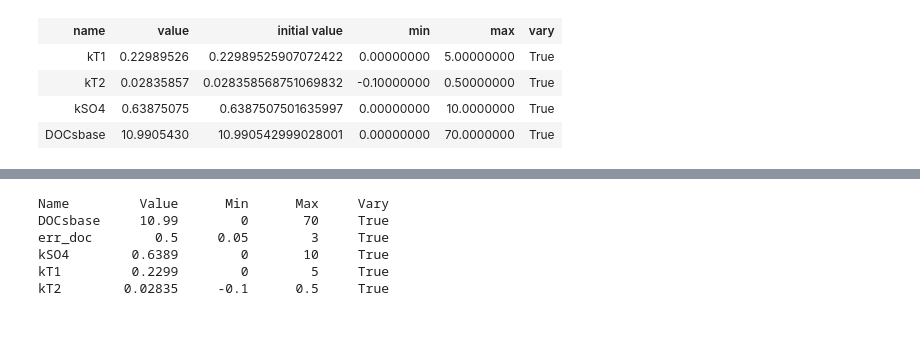
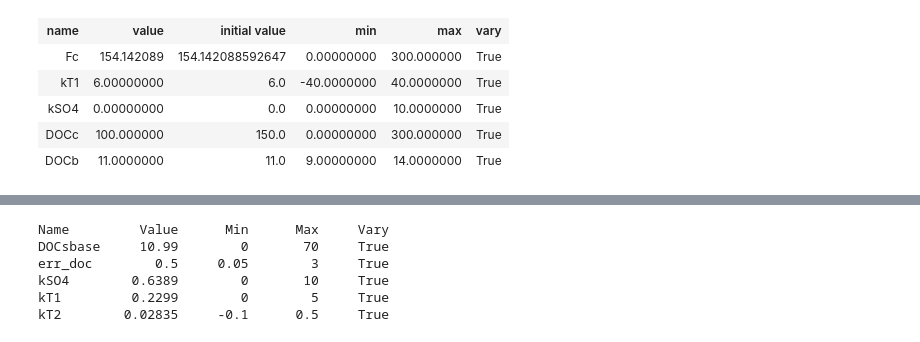
Before and after one commit to NIVANorge/Mobius, a Jupyter notebook: PythonWrapper/SimplyC/SimplyC_calibration.ipynb, the cells around one changed output, grey strips where cells are left out. Cells and saved outputs as stored; diff of their text form; code cells hidden in the pictures.

```diff
--- a/PythonWrapper/SimplyC/SimplyC_calibration.ipynb
+++ b/PythonWrapper/SimplyC/SimplyC_calibration.ipynb
@@ -25,7 +25,7 @@ calib_fpath = (r"..\mobius_calib_uncert_lmfit.py")
 cu = imp.load_source('mobius_calib_uncert_lmfit', calib_fpath)
 # %%
 # Load dataset
-dataset = wr.DataSet.setup_from_parameter_and_input_files('structure3_auto.dat',
+dataset = wr.DataSet.setup_from_parameter_and_input_files('testparams.dat',
                                                           '../../Applications/SimplyC/Langtjern/langtjerninputs.dat')
 # %%
 # List of simulated and observed variables to investigate for Morsa
@@ -72,7 +72,8 @@ Number of observations: 1067
 # Get params to be calibrated
 vars = [
     #18, 19, 20, 22, 23
-    16, 17, 18, 20
+    #16, 17, 18, 20
+    5, 16, 17, 18, 19,
 ]
 
 calib_df = param_df.loc[vars].reset_index(drop=True)
@@ -93,25 +95,32 @@ calib_df['short_name'] = [
     #'Ts',
     #'sdst',
     #'stc',
+    'Fc',
     'kT1',
-    'kT2',
+    #'kT2',
     'kSO4',
     #'DOCmelt',
     #'cEq',
-    'DOCsbase',
+    'DOCc',
+    'DOCb'
 ]
 # %%
 # Convert to LMFit parameter object
 params = cu.parameter_df_to_lmfit(calib_df)
 
 
-params['kT1'].min = 0.0
-params['kT1'].max = 5.0
-params['kT2'].min = -0.1
-params['kT2'].max = 0.5
+params['kT1'].min = -40.0
+params['kT1'].max = 40.0
+#params['kT2'].min = -0.1
+#params['kT2'].max = 0.5
 
 params['kSO4'].min = 0.0
 params['kSO4'].max = 10.0
+
+params['Fc'].max = 300.0
+params['DOCc'].max = 300.0
+params['DOCb'].min = 9.0
+params['DOCb'].max = 14.0
 
 #params['cEq'].min = 1.0
 #params['cEq'].max = 1000.0
@@ -134,8 +145,9 @@ params
 | name | value | initial value | min | max | vary |
-| kT1 | 0.22989526 | 0.22989525907072422 | 0.00000000 | 5.00000000 | True |
-| kT2 | 0.02835857 | 0.028358568751069832 | -0.10000000 | 0.50000000 | True |
-| kSO4 | 0.63875075 | 0.6387507501635997 | 0.00000000 | 10.0000000 | True |
-| DOCsbase | 10.9905430 | 10.990542999028001 | 0.00000000 | 70.0000000 | True |
+| Fc | 154.142089 | 154.142088592647 | 0.00000000 | 300.000000 | True |
+| kT1 | 6.00000000 | 6.0 | -40.0000000 | 40.0000000 | True |
+| kSO4 | 0.00000000 | 0.0 | 0.00000000 | 10.0000000 | True |
+| DOCc | 100.000000 | 150.0 | 0.00000000 | 300.000000 | True |
+| DOCb | 11.0000000 | 11.0 | 9.00000000 | 14.0000000 | True |
 # %%
 %%time
 
```
Also changed, not shown: parts of 8 cells of this notebook, 3 other files.
